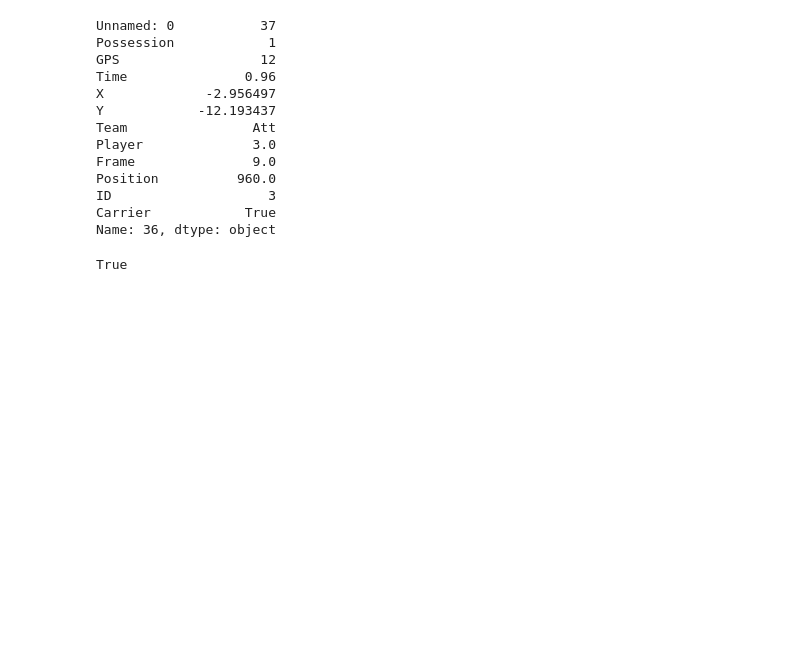
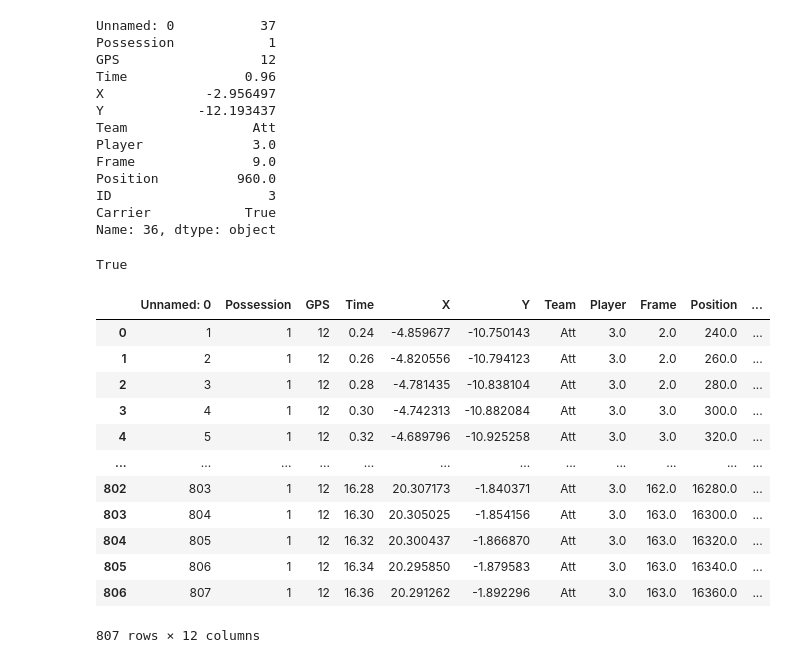
Before and after one commit to Uthmankontao/Stage_DynaTeam, a Jupyter notebook: notebooks/04_prise_en_main.ipynb, the cells around one changed output. Cells and saved outputs as stored; diff of their text form; code cells hidden in the pictures; blank space fills up the shorter version.

```diff
--- a/notebooks/04_prise_en_main.ipynb
+++ b/notebooks/04_prise_en_main.ipynb
@@ -146,3 +147,20 @@ p2 = df_possession_1.iloc[2422]
 print(player_in_range((p1['X'], p1['Y']), (p2['X'], p2['Y'])))
 # %% [output]
 True
+# %%
+df_possession_1_3 = df_possession_1[df_possession_1['Player'] == 3]
+df_possession_1_3
+# %% [output]
+|  | Unnamed: 0 | Possession | GPS | Time | X | Y | Team | Player | Frame | Position | ... |
+| 0 | 1 | 1 | 12 | 0.24 | -4.859677 | -10.750143 | Att | 3.0 | 2.0 | 240.0 | ... |
+| 1 | 2 | 1 | 12 | 0.26 | -4.820556 | -10.794123 | Att | 3.0 | 2.0 | 260.0 | ... |
+| 2 | 3 | 1 | 12 | 0.28 | -4.781435 | -10.838104 | Att | 3.0 | 2.0 | 280.0 | ... |
+| 3 | 4 | 1 | 12 | 0.30 | -4.742313 | -10.882084 | Att | 3.0 | 3.0 | 300.0 | ... |
+| 4 | 5 | 1 | 12 | 0.32 | -4.689796 | -10.925258 | Att | 3.0 | 3.0 | 320.0 | ... |
+| ... | ... | ... | ... | ... | ... | ... | ... | ... | ... | ... | ... |
+| 802 | 803 | 1 | 12 | 16.28 | 20.307173 | -1.840371 | Att | 3.0 | 162.0 | 16280.0 | ... |
+| 803 | 804 | 1 | 12 | 16.30 | 20.305025 | -1.854156 | Att | 3.0 | 163.0 | 16300.0 | ... |
+| 804 | 805 | 1 | 12 | 16.32 | 20.300437 | -1.866870 | Att | 3.0 | 163.0 | 16320.0 | ... |
+| 805 | 806 | 1 | 12 | 16.34 | 20.295850 | -1.879583 | Att | 3.0 | 163.0 | 16340.0 | ... |
+| 806 | 807 | 1 | 12 | 16.36 | 20.291262 | -1.892296 | Att | 3.0 | 163.0 | 16360.0 | ... |
+807 rows × 12 columns
```
Also changed, not shown: parts of 4 cells of this notebook, 4 other files.
